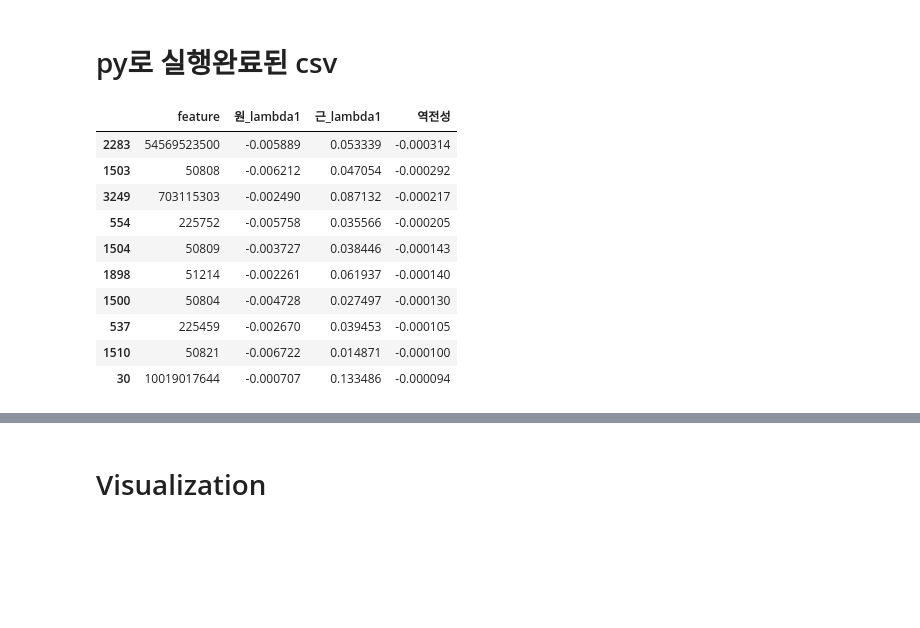
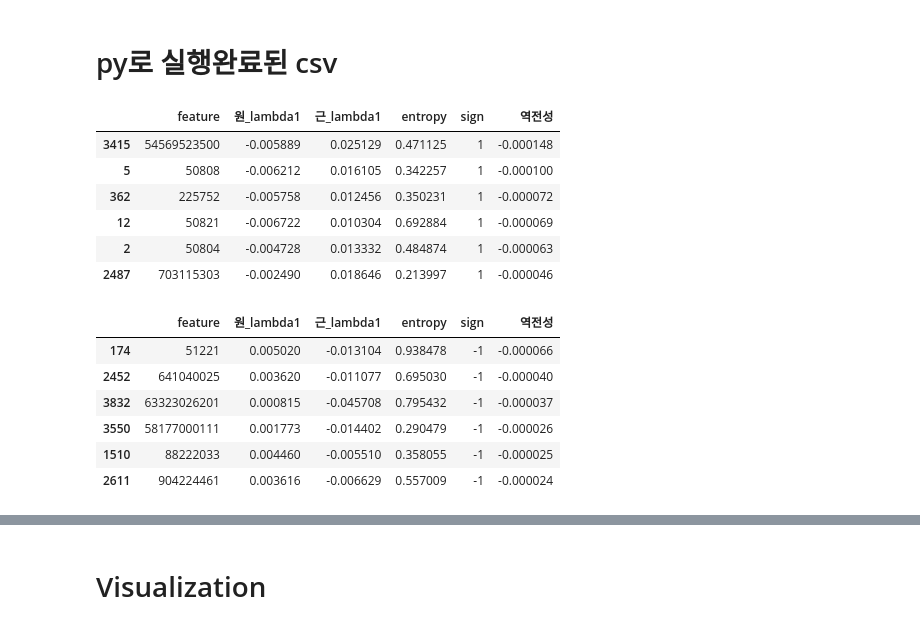
Before and after one commit to suhyun-guri/DSML_Research, a Jupyter notebook: ForPaper/Result4. 역전 마커 (역전성, 변동성).ipynb, the cells around one changed output, grey strips where cells are left out. Cells and saved outputs as stored; diff of their text form; code cells hidden in the pictures; blank space fills up the shorter version.

```diff
--- a/ForPaper/Result4. 역전 마커 (역전성, 변동성).ipynb
+++ b/ForPaper/Result4. 역전 마커 (역전성, 변동성).ipynb
@@ -120,20 +120,29 @@ df
 # %% [markdown]
 # py로 실행완료된 csv
 # %%
-df = pd.read_csv('./Result4.csv')
+df = pd.read_csv('./Result4.csv').sort_values('feature').reset_index(drop=True)
+df['entropy'] = entropy_dict.values()
+df['근_lambda1'] = df['근_lambda1'] * df['entropy']
+df['sign'] = df['근_lambda1'].apply(lambda x:1 if x>=0 else -1)
 df['역전성'] = df['원_lambda1'] * df['근_lambda1']
-df = df.sort_values('역전성', ascending=False)
+df = df.sort_values('역전성')
+# %%
+df[df['sign']==1][:6]
+# %% [output]
+|  | feature | 원_lambda1 | 근_lambda1 | entropy | sign | 역전성 |
+| 3415 | 54569523500 | -0.005889 | 0.025129 | 0.471125 | 1 | -0.000148 |
+| 5 | 50808 | -0.006212 | 0.016105 | 0.342257 | 1 | -0.000100 |
+| 362 | 225752 | -0.005758 | 0.012456 | 0.350231 | 1 | -0.000072 |
+| 12 | 50821 | -0.006722 | 0.010304 | 0.692884 | 1 | -0.000069 |
+| 2 | 50804 | -0.004728 | 0.013332 | 0.484874 | 1 | -0.000063 |
+| 2487 | 703115303 | -0.002490 | 0.018646 | 0.213997 | 1 | -0.000046 |
 # %%
-df[-10:][::-1]
+df[df['sign']==-1][:6]
 # %% [output]
-|  | feature | 원_lambda1 | 근_lambda1 | 역전성 |
-| 2283 | 54569523500 | -0.005889 | 0.053339 | -0.000314 |
-| 1503 | 50808 | -0.006212 | 0.047054 | -0.000292 |
-| 3249 | 703115303 | -0.002490 | 0.087132 | -0.000217 |
-| 554 | 225752 | -0.005758 | 0.035566 | -0.000205 |
-| 1504 | 50809 | -0.003727 | 0.038446 | -0.000143 |
-| 1898 | 51214 | -0.002261 | 0.061937 | -0.000140 |
-| 1500 | 50804 | -0.004728 | 0.027497 | -0.000130 |
-| 537 | 225459 | -0.002670 | 0.039453 | -0.000105 |
-| 1510 | 50821 | -0.006722 | 0.014871 | -0.000100 |
-| 30 | 10019017644 | -0.000707 | 0.133486 | -0.000094 |
+|  | feature | 원_lambda1 | 근_lambda1 | entropy | sign | 역전성 |
+| 174 | 51221 | 0.005020 | -0.013104 | 0.938478 | -1 | -0.000066 |
+| 2452 | 641040025 | 0.003620 | -0.011077 | 0.695030 | -1 | -0.000040 |
+| 3832 | 63323026201 | 0.000815 | -0.045708 | 0.795432 | -1 | -0.000037 |
+| 3550 | 58177000111 | 0.001773 | -0.014402 | 0.290479 | -1 | -0.000026 |
+| 1510 | 88222033 | 0.004460 | -0.005510 | 0.358055 | -1 | -0.000025 |
+| 2611 | 904224461 | 0.003616 | -0.006629 | 0.557009 | -1 | -0.000024 |
```
Also changed, not shown: parts of 5 cells of this notebook, 1 other file.
